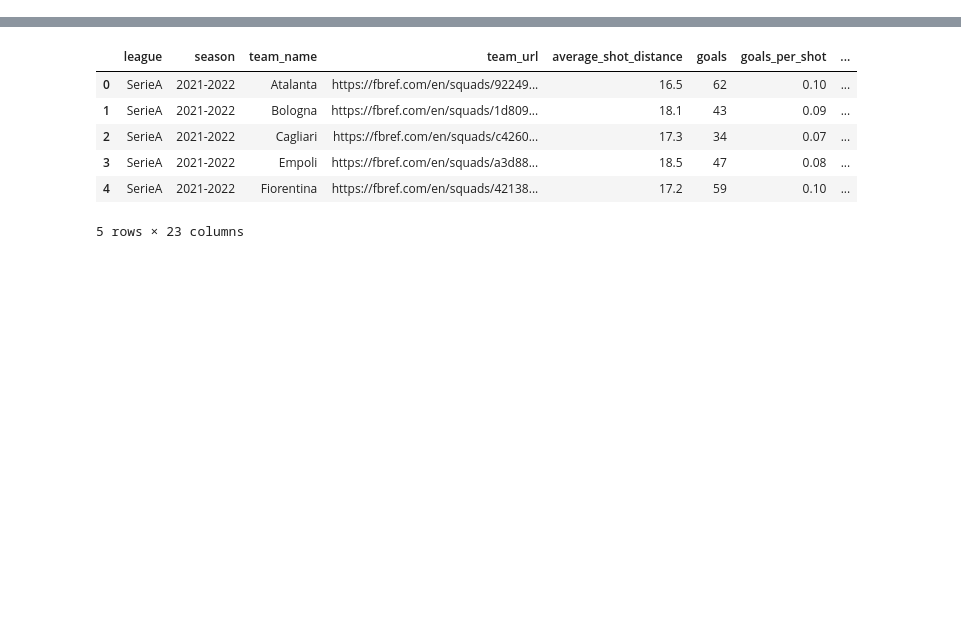
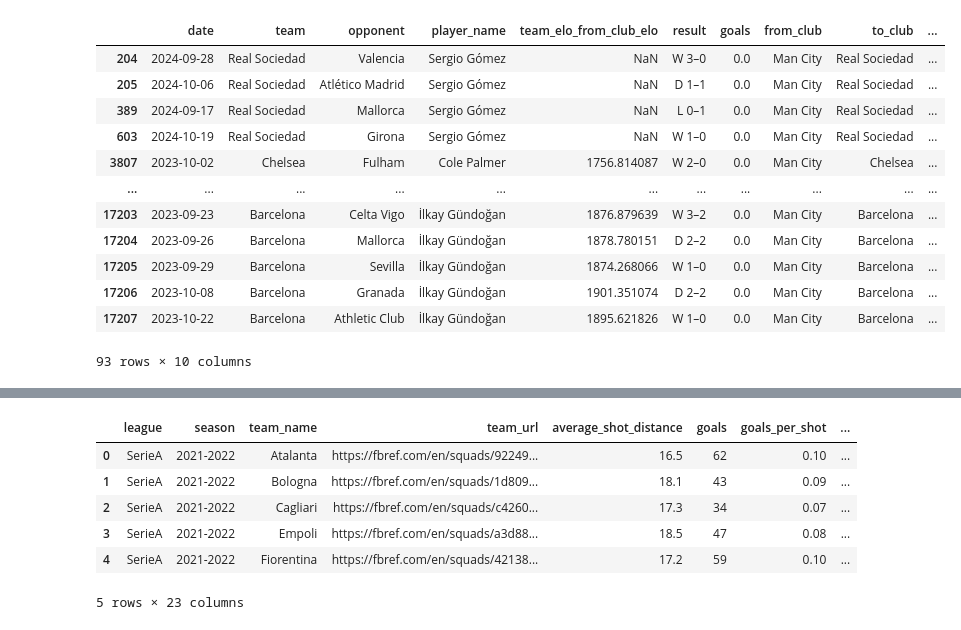
Before and after one commit to kairos-bets/inter-season-pricing, a Jupyter notebook: notebooks/elo_delta_feature_calculation.ipynb, the cells around one changed output, grey strips where cells are left out. Drawn from its saved outputs; the diff is of its cells as text; code cells hidden in the pictures; blank space fills up the shorter version.

```diff
--- a/notebooks/elo_delta_feature_calculation.ipynb
+++ b/notebooks/elo_delta_feature_calculation.ipynb
@@ -94,0 +124,18 @@ df.head(10)
+# %%
+df[df["from_club"] == "Man City"][
+    ["date", "team", "opponent", "player_name", "team_elo_from_club_elo",  'result', "goals", "from_club", "to_club", "is_post_transfer"]
+]
+# %% [output]
+|  | date | team | opponent | player_name | team_elo_from_club_elo | result | goals | from_club | to_club | ... |
+| 204 | 2024-09-28 | Real Sociedad | Valencia | Sergio Gómez | NaN | W 3–0 | 0.0 | Man City | Real Sociedad | ... |
+| 205 | 2024-10-06 | Real Sociedad | Atlético Madrid | Sergio Gómez | NaN | D 1–1 | 0.0 | Man City | Real Sociedad | ... |
+| 389 | 2024-09-17 | Real Sociedad | Mallorca | Sergio Gómez | NaN | L 0–1 | 0.0 | Man City | Real Sociedad | ... |
+| 603 | 2024-10-19 | Real Sociedad | Girona | Sergio Gómez | NaN | W 1–0 | 0.0 | Man City | Real Sociedad | ... |
+| 3807 | 2023-10-02 | Chelsea | Fulham | Cole Palmer | 1756.814087 | W 2–0 | 0.0 | Man City | Chelsea | ... |
+| ... | ... | ... | ... | ... | ... | ... | ... | ... | ... | ... |
+| 17203 | 2023-09-23 | Barcelona | Celta Vigo | İlkay Gündoğan | 1876.879639 | W 3–2 | 0.0 | Man City | Barcelona | ... |
+| 17204 | 2023-09-26 | Barcelona | Mallorca | İlkay Gündoğan | 1878.780151 | D 2–2 | 0.0 | Man City | Barcelona | ... |
+| 17205 | 2023-09-29 | Barcelona | Sevilla | İlkay Gündoğan | 1874.268066 | W 1–0 | 0.0 | Man City | Barcelona | ... |
+| 17206 | 2023-10-08 | Barcelona | Granada | İlkay Gündoğan | 1901.351074 | D 2–2 | 0.0 | Man City | Barcelona | ... |
+| 17207 | 2023-10-22 | Barcelona | Athletic Club | İlkay Gündoğan | 1895.621826 | W 1–0 | 0.0 | Man City | Barcelona | ... |
+93 rows × 10 columns
```
Also changed, not shown: parts of 23 cells of this notebook, 9 other files.
